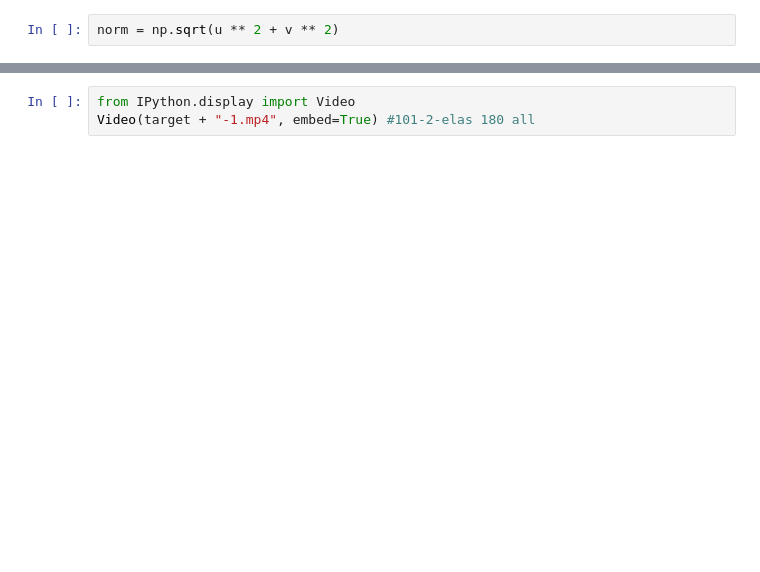
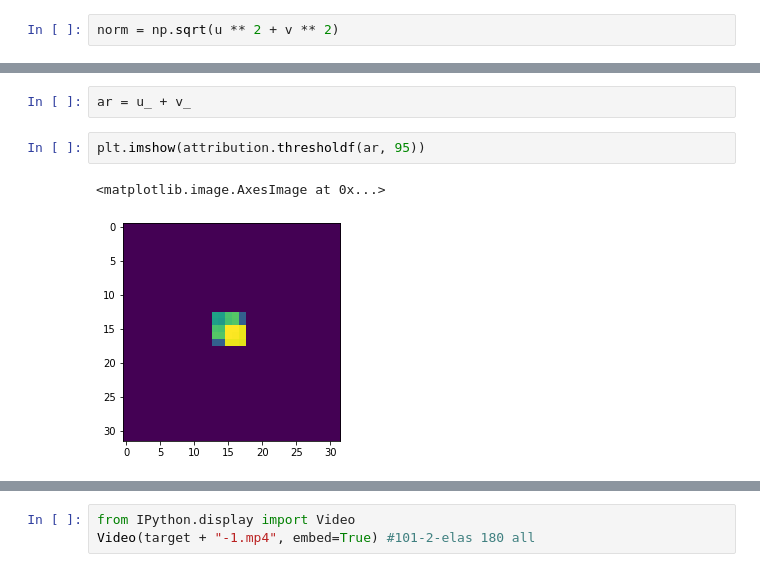
Before and after one commit to mlmed/gifsplanation, a Jupyter notebook: ae-test-clean.ipynb, the cells around one changed output, grey strips where cells are left out. Cells and saved outputs as stored; diff of their text form; blank space fills up the shorter version.

```diff
--- a/ae-test-clean.ipynb
+++ b/ae-test-clean.ipynb
@@ -1106,0 +1125,7 @@ plt.axis('off');
+# %%
+ar = u_ + v_
+# %%
+plt.imshow(attribution.thresholdf(ar, 95))
+# %% [output]
+<matplotlib.image.AxesImage at 0x...>
+[figure, added]
```
Also changed, not shown: parts of 13 cells of this notebook, 3 other files.
